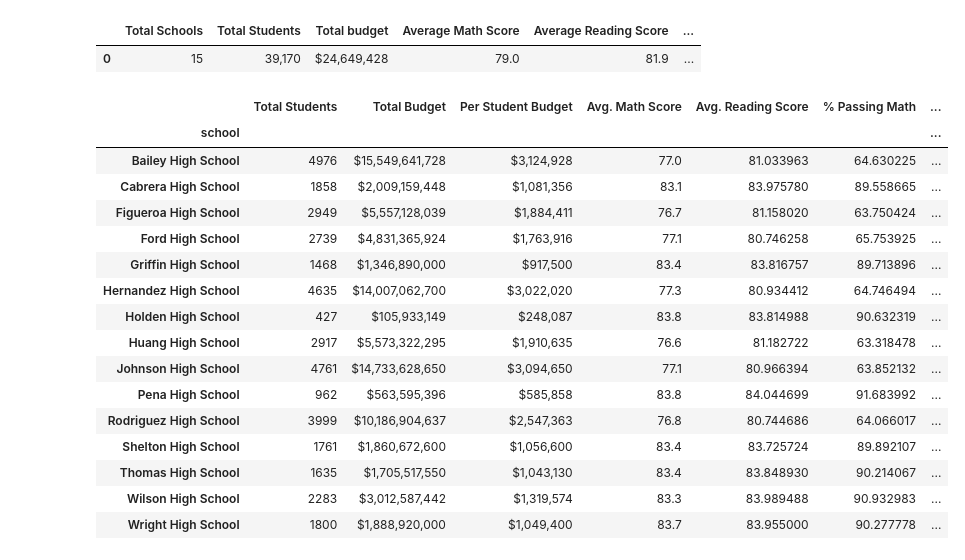
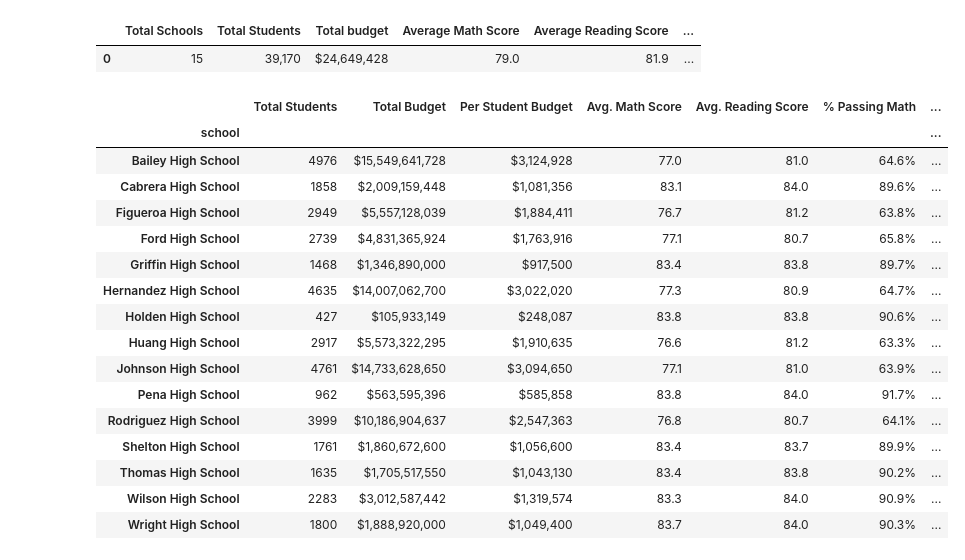
Before and after one commit to Prathamdoshi/School-District-Data-Analytics, a Jupyter notebook: School District Data Analysis.ipynb, the cells around one changed output. Drawn from its saved outputs; the diff is of its cells as text; code cells hidden in the pictures.

```diff
--- a/School District Data Analysis.ipynb
+++ b/School District Data Analysis.ipynb
@@ -87,45 +87,49 @@ district_summary_df
 # %%
 total_students = district_df.groupby('school').count()['Student ID']
 total_budget = district_df.groupby('school').sum()['budget']
 per_student_budget = total_budget/total_students
 avg_math_score = district_df.groupby('school').mean()['math_score']
 avg_reading_score = district_df.groupby('school').mean()['reading_score']
 percent_passing_math = district_df.loc[district_df['math_score'] >70].groupby('school').count()['math_score'] / school_summary_df['Total Students'] * 100
 percent_passing_reading = district_df.loc[district_df['reading_score'] >70].groupby('school').count()['reading_score'] / school_summary_df['Total Students'] * 100
 percent_total = (percent_passing_math + percent_passing_reading)/2
 
 
 school_summary_df = pd.DataFrame({
     'Total Students': total_students,
     'Total Budget': total_budget,
     'Per Student Budget': per_student_budget,
     'Avg. Math Score': avg_math_score,
     'Avg. Reading Score': avg_reading_score,
     '% Passing Math': percent_passing_math,
     '% Passing Reading': percent_passing_reading,
     'Overall Passing Rate': percent_total
 })
 
 school_summary_df['Total Budget'] = school_summary_df['Total Budget'].map(" ${:,.0f}".format)
 school_summary_df['Per Student Budget'] = school_summary_df['Per Student Budget'].map(" ${:,.0f}".format)
 school_summary_df['Avg. Math Score'] = school_summary_df['Avg. Math Score'].map(" {:,.1f}".format)
-school_summary_df['Avg. Readin Score'] = school_summary_df['Avg. Math Score'].map(" {:,.1f}".format)
+school_summary_df['Avg. Reading Score'] = school_summary_df['Avg. Reading Score'].map(" {:,.1f}".format)
+school_summary_df['% Passing Reading'] = school_summary_df['% Passing Reading'].map(" {:,.1f}%".format)
+school_summary_df['% Passing Math'] = school_summary_df['% Passing Math'].map(" {:,.1f}%".format)
+school_summary_df['Overall Passing Rate'] = school_summary_df['Overall Passing Rate'].map(" {:,.1f}%".format)
+
 school_summary_df
 # %% [output]
 |  | Total Students | Total Budget | Per Student Budget | Avg. Math Score | Avg. Reading Score | % Passing Math | ... |
 | school |  |  |  |  |  |  | ... |
-| Bailey High School | 4976 | $15,549,641,728 | $3,124,928 | 77.0 | 81.033963 | 64.630225 | ... |
-| Cabrera High School | 1858 | $2,009,159,448 | $1,081,356 | 83.1 | 83.975780 | 89.558665 | ... |
-| Figueroa High School | 2949 | $5,557,128,039 | $1,884,411 | 76.7 | 81.158020 | 63.750424 | ... |
-| Ford High School | 2739 | $4,831,365,924 | $1,763,916 | 77.1 | 80.746258 | 65.753925 | ... |
-| Griffin High School | 1468 | $1,346,890,000 | $917,500 | 83.4 | 83.816757 | 89.713896 | ... |
-| Hernandez High School | 4635 | $14,007,062,700 | $3,022,020 | 77.3 | 80.934412 | 64.746494 | ... |
-| Holden High School | 427 | $105,933,149 | $248,087 | 83.8 | 83.814988 | 90.632319 | ... |
-| Huang High School | 2917 | $5,573,322,295 | $1,910,635 | 76.6 | 81.182722 | 63.318478 | ... |
-| Johnson High School | 4761 | $14,733,628,650 | $3,094,650 | 77.1 | 80.966394 | 63.852132 | ... |
-| Pena High School | 962 | $563,595,396 | $585,858 | 83.8 | 84.044699 | 91.683992 | ... |
-| Rodriguez High School | 3999 | $10,186,904,637 | $2,547,363 | 76.8 | 80.744686 | 64.066017 | ... |
-| Shelton High School | 1761 | $1,860,672,600 | $1,056,600 | 83.4 | 83.725724 | 89.892107 | ... |
-| Thomas High School | 1635 | $1,705,517,550 | $1,043,130 | 83.4 | 83.848930 | 90.214067 | ... |
-| Wilson High School | 2283 | $3,012,587,442 | $1,319,574 | 83.3 | 83.989488 | 90.932983 | ... |
-| Wright High School | 1800 | $1,888,920,000 | $1,049,400 | 83.7 | 83.955000 | 90.277778 | ... |
+| Bailey High School | 4976 | $15,549,641,728 | $3,124,928 | 77.0 | 81.0 | 64.6% | ... |
+| Cabrera High School | 1858 | $2,009,159,448 | $1,081,356 | 83.1 | 84.0 | 89.6% | ... |
+| Figueroa High School | 2949 | $5,557,128,039 | $1,884,411 | 76.7 | 81.2 | 63.8% | ... |
+| Ford High School | 2739 | $4,831,365,924 | $1,763,916 | 77.1 | 80.7 | 65.8% | ... |
+| Griffin High School | 1468 | $1,346,890,000 | $917,500 | 83.4 | 83.8 | 89.7% | ... |
+| Hernandez High School | 4635 | $14,007,062,700 | $3,022,020 | 77.3 | 80.9 | 64.7% | ... |
+| Holden High School | 427 | $105,933,149 | $248,087 | 83.8 | 83.8 | 90.6% | ... |
+| Huang High School | 2917 | $5,573,322,295 | $1,910,635 | 76.6 | 81.2 | 63.3% | ... |
+| Johnson High School | 4761 | $14,733,628,650 | $3,094,650 | 77.1 | 81.0 | 63.9% | ... |
+| Pena High School | 962 | $563,595,396 | $585,858 | 83.8 | 84.0 | 91.7% | ... |
+| Rodriguez High School | 3999 | $10,186,904,637 | $2,547,363 | 76.8 | 80.7 | 64.1% | ... |
+| Shelton High School | 1761 | $1,860,672,600 | $1,056,600 | 83.4 | 83.7 | 89.9% | ... |
+| Thomas High School | 1635 | $1,705,517,550 | $1,043,130 | 83.4 | 83.8 | 90.2% | ... |
+| Wilson High School | 2283 | $3,012,587,442 | $1,319,574 | 83.3 | 84.0 | 90.9% | ... |
+| Wright High School | 1800 | $1,888,920,000 | $1,049,400 | 83.7 | 84.0 | 90.3% | ... |
```
Also changed, not shown: parts of 2 cells of this notebook.
